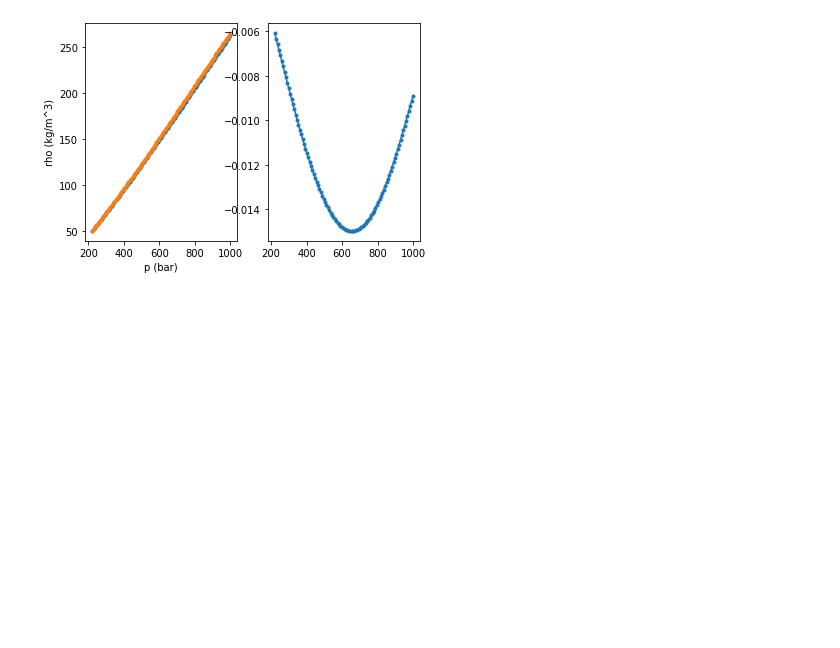
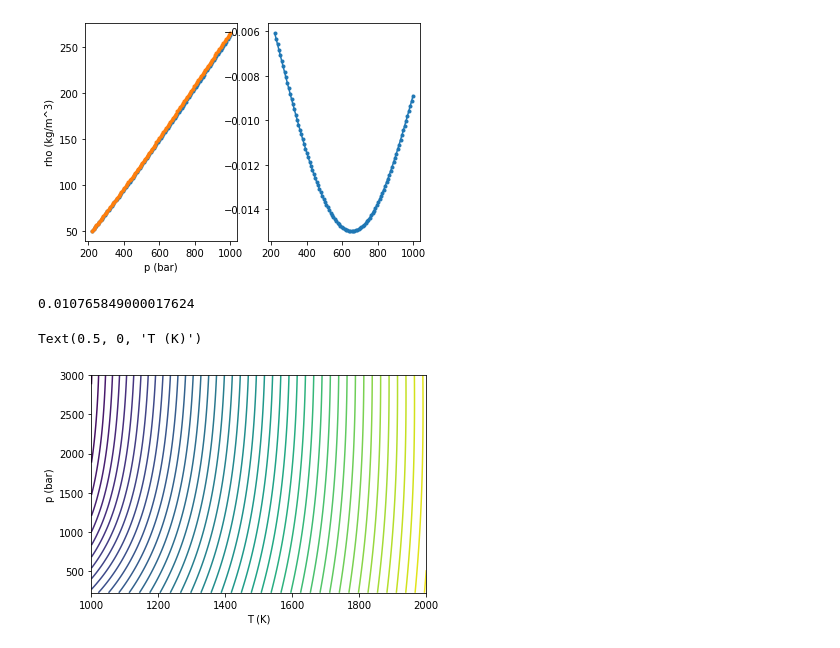
Before and after one commit to fredriclam/quail_volcano, a Jupyter notebook: src/physics/multiphasevpT/virial_water_extension.ipynb, the cells around one changed output. Saved outputs shown, nothing was run; the diff lists cells and outputs as text; code cells hidden in the pictures; blank space fills up the shorter version.

```diff
--- a/src/physics/multiphasevpT/virial_water_extension.ipynb
+++ b/src/physics/multiphasevpT/virial_water_extension.ipynb
@@ -396,3 +398,25 @@ plt.plot(vt_p, vt_rho/rho_xsteam_coldhigh[-1,:] - 1, '.-')
 [<matplotlib.lines.Line2D at 0x...>]
 [figure]
 [figure]
+# %%
+from iapws import IAPWS95
+from time import perf_counter
+
+t1 = perf_counter()
+for i in range(100):
+  IAPWS95(P=1000, T=1000).h
+t2 = perf_counter()
+(t2 - t1)/100
+# %% [output]
+0.010765849000017624
+# %%
+h_95 = np.empty_like(p)
+for (i, j), _ in np.ndenumerate(p):
+  h_95[i,j] = IAPWS95(P=1e-1*p[i,j], T=T[i,j]).h
+# %%
+plt.contour(T, p, h_95, levels=50)
+plt.ylabel("p (bar)")
+plt.xlabel("T (K)")
+# %% [output]
+Text(0.5, 0, 'T (K)')
+[figure, added]
```
Also changed, not shown: parts of 4 cells of this notebook, 4 other files.
